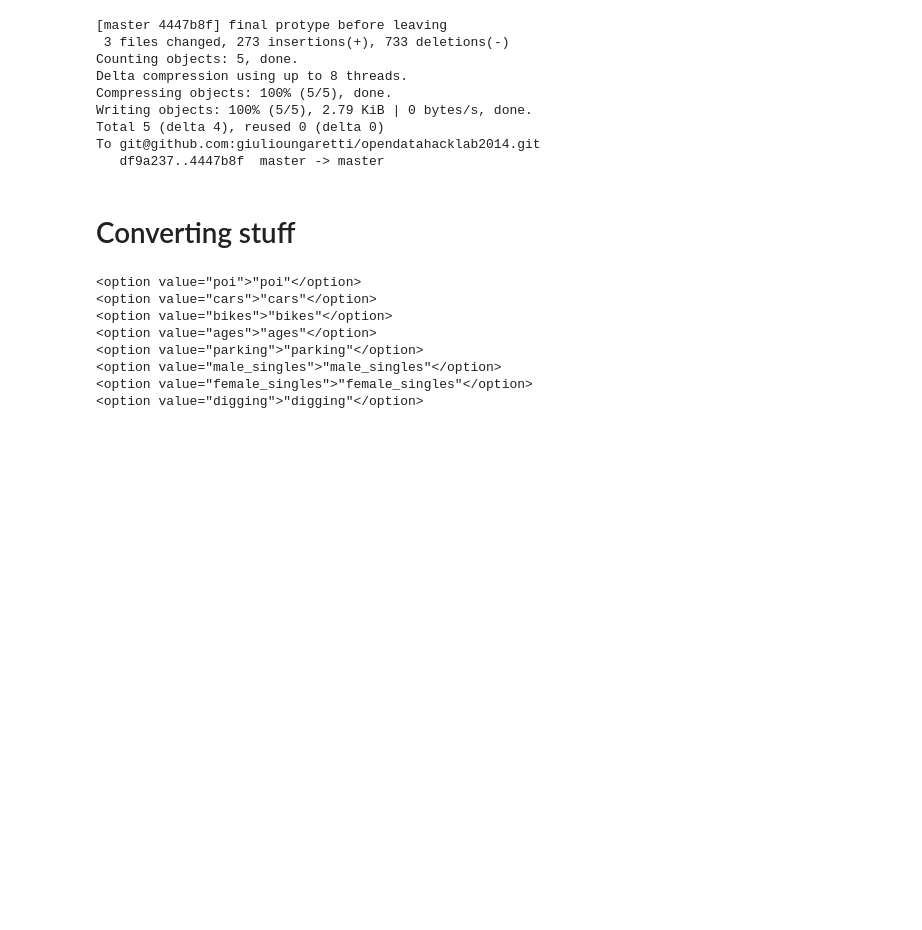
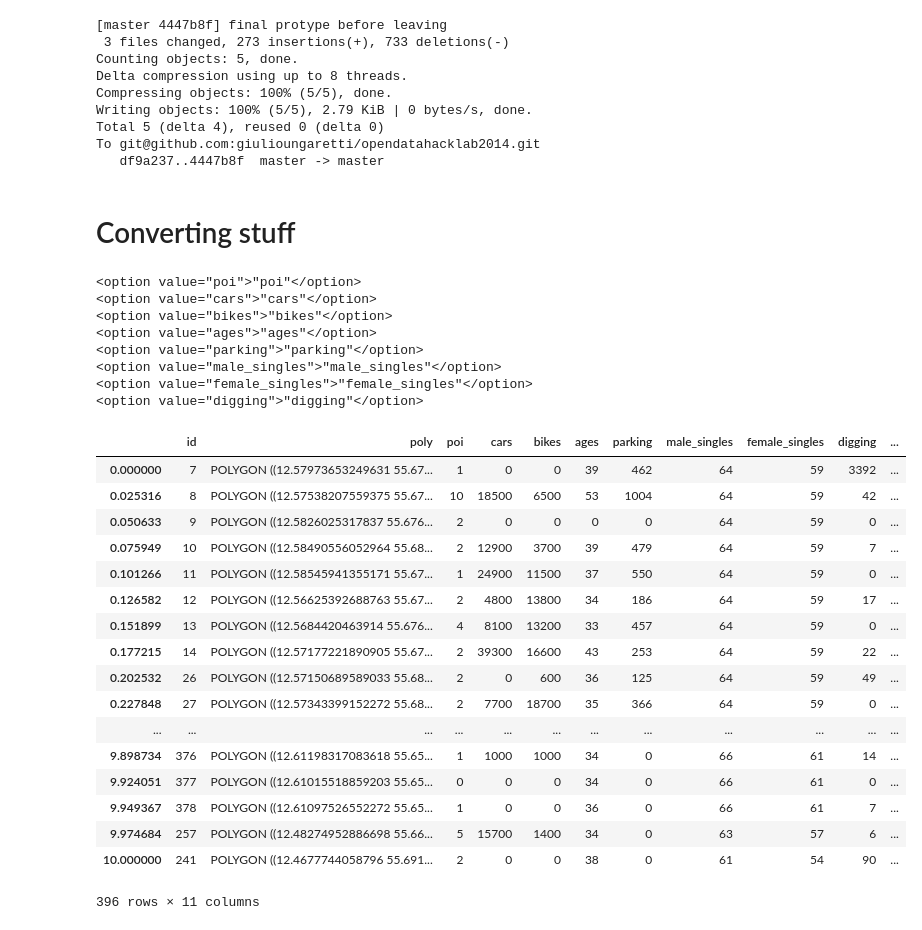
Before and after one commit to giulioungaretti/opendatahacklab2014, a Jupyter notebook: vis_GPA.ipynb, the cells around one changed output. Drawn from its saved outputs; the diff is of its cells as text; code cells hidden in the pictures; blank space fills up the shorter version.

```diff
--- a/vis_GPA.ipynb
+++ b/vis_GPA.ipynb
@@ -203,3 +203,24 @@ for colname in colnames:
 <option value="male_singles">"male_singles"</option>
 <option value="female_singles">"female_singles"</option>
 <option value="digging">"digging"</option>
+# %%
+data
+# %% [output]
+|  | id | poly | poi | cars | bikes | ages | parking | male_singles | female_singles | digging | ... |
+| 0.000000 | 7 | POLYGON ((12.57973653249631 55.67... | 1 | 0 | 0 | 39 | 462 | 64 | 59 | 3392 | ... |
+| 0.025316 | 8 | POLYGON ((12.57538207559375 55.67... | 10 | 18500 | 6500 | 53 | 1004 | 64 | 59 | 42 | ... |
+| 0.050633 | 9 | POLYGON ((12.5826025317837 55.676... | 2 | 0 | 0 | 0 | 0 | 64 | 59 | 0 | ... |
+| 0.075949 | 10 | POLYGON ((12.58490556052964 55.68... | 2 | 12900 | 3700 | 39 | 479 | 64 | 59 | 7 | ... |
+| 0.101266 | 11 | POLYGON ((12.58545941355171 55.67... | 1 | 24900 | 11500 | 37 | 550 | 64 | 59 | 0 | ... |
+| 0.126582 | 12 | POLYGON ((12.56625392688763 55.67... | 2 | 4800 | 13800 | 34 | 186 | 64 | 59 | 17 | ... |
+| 0.151899 | 13 | POLYGON ((12.5684420463914 55.676... | 4 | 8100 | 13200 | 33 | 457 | 64 | 59 | 0 | ... |
+| 0.177215 | 14 | POLYGON ((12.57177221890905 55.67... | 2 | 39300 | 16600 | 43 | 253 | 64 | 59 | 22 | ... |
+| 0.202532 | 26 | POLYGON ((12.57150689589033 55.68... | 2 | 0 | 600 | 36 | 125 | 64 | 59 | 49 | ... |
+| 0.227848 | 27 | POLYGON ((12.57343399152272 55.68... | 2 | 7700 | 18700 | 35 | 366 | 64 | 59 | 0 | ... |
+| ... | ... | ... | ... | ... | ... | ... | ... | ... | ... | ... | ... |
+| 9.898734 | 376 | POLYGON ((12.61198317083618 55.65... | 1 | 1000 | 1000 | 34 | 0 | 66 | 61 | 14 | ... |
+| 9.924051 | 377 | POLYGON ((12.61015518859203 55.65... | 0 | 0 | 0 | 34 | 0 | 66 | 61 | 0 | ... |
+| 9.949367 | 378 | POLYGON ((12.61097526552272 55.65... | 1 | 0 | 0 | 36 | 0 | 66 | 61 | 7 | ... |
+| 9.974684 | 257 | POLYGON ((12.48274952886698 55.66... | 5 | 15700 | 1400 | 34 | 0 | 63 | 57 | 6 | ... |
+| 10.000000 | 241 | POLYGON ((12.4677744058796 55.691... | 2 | 0 | 0 | 38 | 0 | 61 | 54 | 90 | ... |
+396 rows × 11 columns
```
Also changed, not shown: 1 other file.
